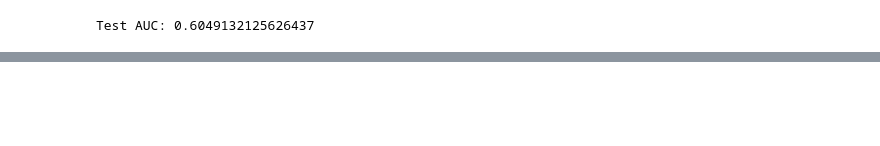
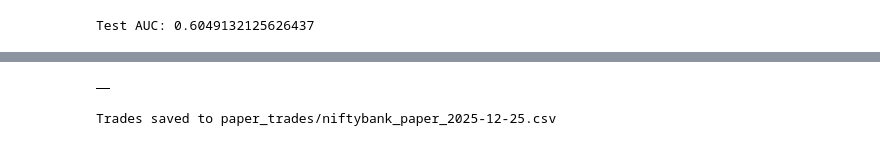
Before and after one commit to nkmehta216/SnowMore, a Jupyter notebook: algo-trading-project/notebooks/06_combined_strategy.ipynb, the cells around one changed output, grey strips where cells are left out. Saved outputs shown, nothing was run; the diff lists cells and outputs as text; code cells hidden in the pictures; blank space fills up the shorter version.

Commit message:
add paper trading code

```diff
--- a/algo-trading-project/notebooks/06_combined_strategy.ipynb
+++ b/algo-trading-project/notebooks/06_combined_strategy.ipynb
@@ -753,14 +580,15 @@ def position_size(prob, threshold):
     size = (prob - threshold) / (1 - threshold)
     return np.clip(size, 0, 1)
 # %%
+
 capital = INITIAL_CAPITAL
 equity_curve = []
 trades = []
 
+# ---------------------------------
+# ENTRY THRESHOLD (TAIL ONLY)
+# ---------------------------------
 ENTRY_THRESHOLD = np.quantile(ml_prob, ENTRY_Q)
-STOP_LOSS = 0.002          # -0.20%
-TAKE_PROFIT = 0.01         # +1.0%
-COOLDOWN = HORIZON
 
 i = 0
 n = len(prices)
@@ -770,7 +598,7 @@ while i < n - HORIZON:
     prob = ml_prob[i]
 
     # --------------------------------------------------
-    # SKIP LOW-CONFIDENCE BARS (FAST)
+    # 1. SKIP LOW-CONFIDENCE SIGNALS
     # --------------------------------------------------
     if prob <= ENTRY_THRESHOLD:
         equity_curve.append(capital)
@@ -778,41 +606,41 @@ while i < n - HORIZON:
         continue
 
     # --------------------------------------------------
-    # POSITION SIZING
+    # 2. VOLATILITY-BASED RISK (KNOWN AT ENTRY)
+    # --------------------------------------------------
+    vol = test_df["volatility_10"].iloc[i]
+
+    STOP_LOSS = 1.2 * vol        # adaptive risk
+    MAX_HOLD  = HORIZON          # hard time cap
+
+    # --------------------------------------------------
+    # 3. POSITION SIZING
     # --------------------------------------------------
     edge_strength = (prob - ENTRY_THRESHOLD) / (1 - ENTRY_THRESHOLD)
     size = np.clip(edge_strength ** SIZE_EXPONENT, 0.25, 1.0)
 
-    vol = test_df["volatility_10"].iloc[i]
     risk_adj = np.clip(0.01 / vol, 0.5, 2.0)
 
     position_value = capital * size * risk_adj
-
     entry_price = prices[i]
 
     # --------------------------------------------------
-    # EXIT LOGIC (BAR-BY-BAR)
+    # 4. EXIT LOGIC (STOP LOSS + TIME ONLY)
     # --------------------------------------------------
-    exit_price = prices[i + HORIZON]
-    exit_idx = i + HORIZON
+    exit_price = prices[i + MAX_HOLD]
+    exit_idx   = i + MAX_HOLD
 
-    for j in range(1, HORIZON + 1):
+    for j in range(1, MAX_HOLD + 1):
         price = prices[i + j]
 
-        # STOP LOSS
+        # STOP LOSS ONLY
         if price <= entry_price * (1 - STOP_LOSS):
             exit_price = entry_price * (1 - STOP_LOSS)
             exit_idx = i + j
             break
 
-        # TAKE PROFIT
-        if price >= entry_price * (1 + TAKE_PROFIT):
-            exit_price = entry_price * (1 + TAKE_PROFIT)
-            exit_idx = i + j
-            break
-
     # --------------------------------------------------
-    # PnL CALCULATION (ONCE PER TRADE)
+    # 5. PnL CALCULATION (ONCE)
     # --------------------------------------------------
     ret = (exit_price - entry_price) / entry_price
     net_ret = ret - COST_PER_TRADE
@@ -833,7 +661,7 @@ while i < n - HORIZON:
     equity_curve.append(capital)
 
     # --------------------------------------------------
-    # COOLDOWN
+    # 6. COOLDOWN
     # --------------------------------------------------
     i += COOLDOWN
 # %%
@@ -1081,0 +913,22 @@ Avg PF:     1.14
+# %%
+paper_df = pd.DataFrame(paper_trades)
+paper_df
+# %% [output]
+|  |
+# %%
+import os
+from datetime import datetime
+
+SAVE_DIR = "paper_trades"
+os.makedirs(SAVE_DIR, exist_ok=True)
+
+TODAY = datetime.now().strftime("%Y-%m-%d")
+CSV_PATH = f"{SAVE_DIR}/niftybank_paper_{TODAY}.csv"
+
+pd.DataFrame(paper_trades).to_csv(CSV_PATH, index=False)
+pd.DataFrame(paper_trades).to_csv(CSV_PATH, index=False)
+
+pd.DataFrame(paper_trades).to_csv(CSV_PATH, index=False)
+print(f"Trades saved to {CSV_PATH}")
+# %% [output]
+Trades saved to paper_trades/niftybank_paper_2025-12-25.csv
```
Also changed, not shown: parts of 14 cells of this notebook, 1 other file.
